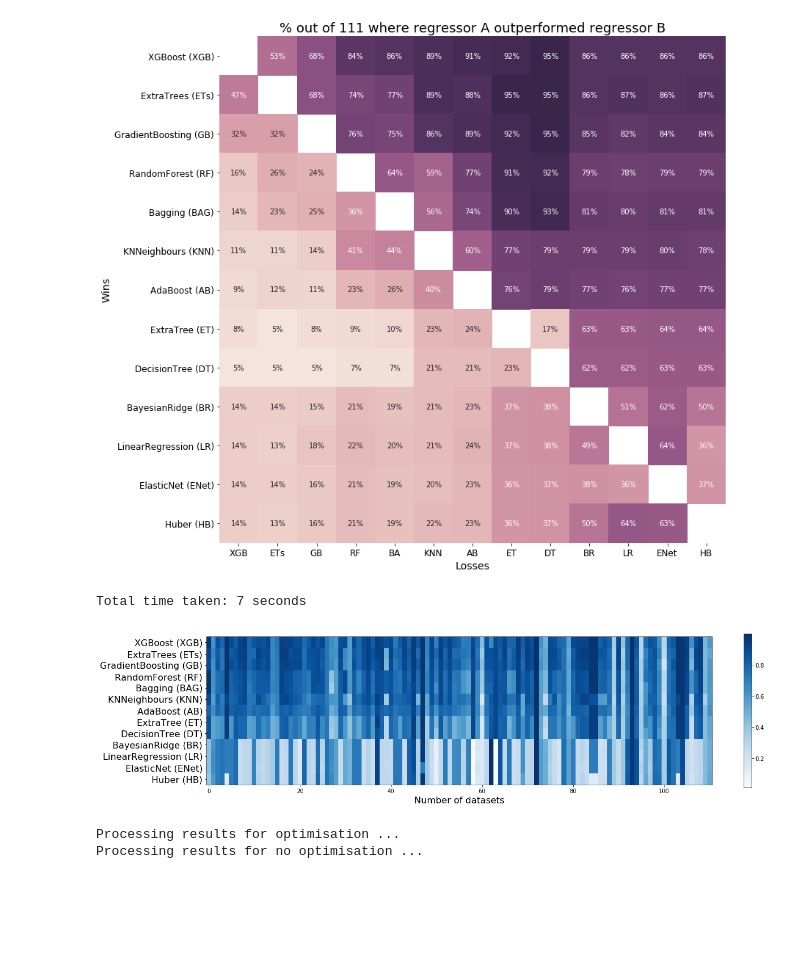
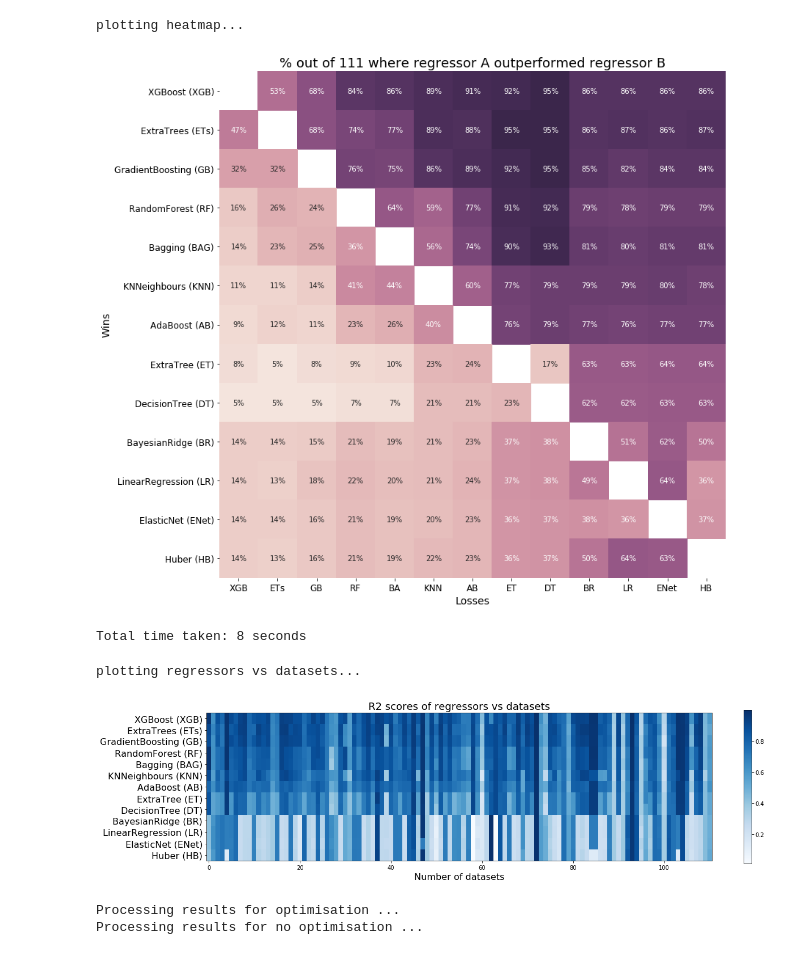
Before and after one commit to anuprulez/pmlb_regression, a Jupyter notebook: Regression_plots_paper.ipynb, the cells around one changed output. Drawn from its saved outputs; the diff is of its cells as text; code cells hidden in the pictures; blank space fills up the shorter version.

```diff
--- a/Regression_plots_paper.ipynb
+++ b/Regression_plots_paper.ipynb
@@ -34,6 +34,8 @@ def check_file(f_name):
 clf_names = list()
 r2_dict = dict()
 clf_sum_r2 = dict()
+
+print('plotting heatmap...')
 
 for clf in clf_names_dir:
     data_path = folder_name + clf
@@ -134,27 +136,29 @@ h = plt.gcf()
 plt.tight_layout()
 plt.show()
 
-# plot average performance on datasets
-
-
 end_time = time.time()
 print('Total time taken: %d seconds' % int(end_time - start_time))
 # %% [output]
+plotting heatmap...
 [figure]
-Total time taken: 7 seconds
+Total time taken: 8 seconds
 # %%
 # plot r2-clf matrix
 r2_clf_matrix = np.zeros(shape=(n_clf, n_datasets), dtype=float)
 plt.figure(figsize=(20, 20))
 
+print('plotting regressors vs datasets...')
+
 for x, clf in enumerate(clf_sorted):
     r2_clf_matrix[x] = r2_dict[clf]
 
+plt.title('R2 scores of regressors vs datasets', size=18)
 plt.xlabel('Number of datasets', size=16)
 plt.yticks(range(n_clf), y_labels, size=16)
 plt.imshow(r2_clf_matrix, cmap='Blues', aspect=2.5)
 plt.colorbar(shrink=0.25)
 plt.show()
 # %% [output]
+plotting regressors vs datasets...
-[figure, old version]
+[figure, new version]
 # %%
```
Also changed, not shown: parts of 1 cell of this notebook.
